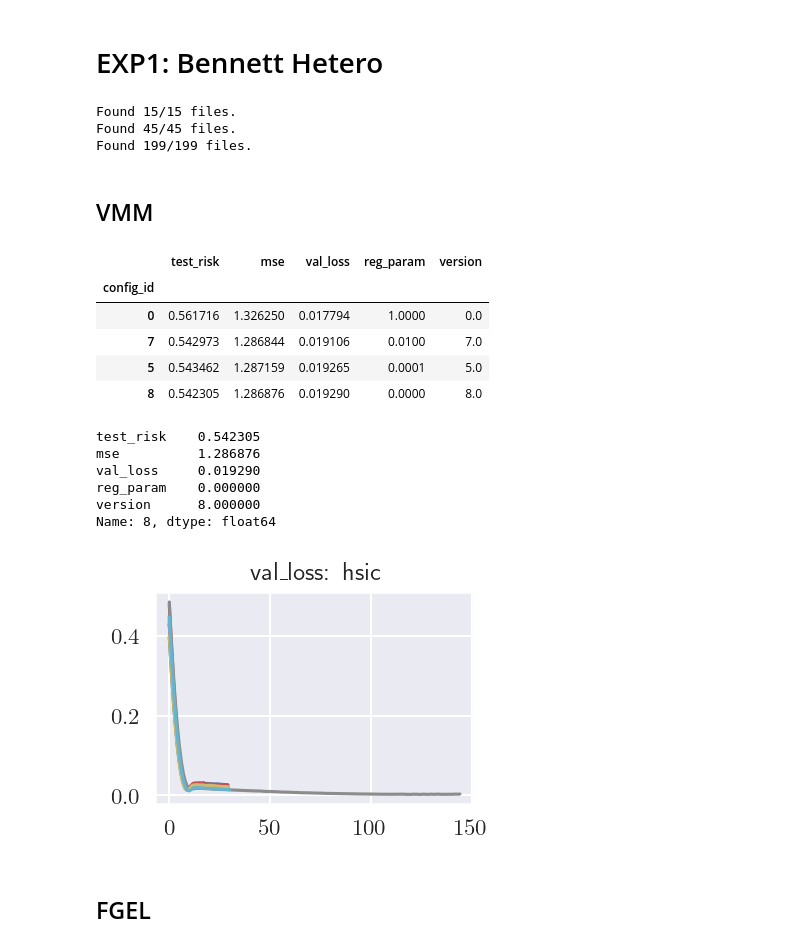
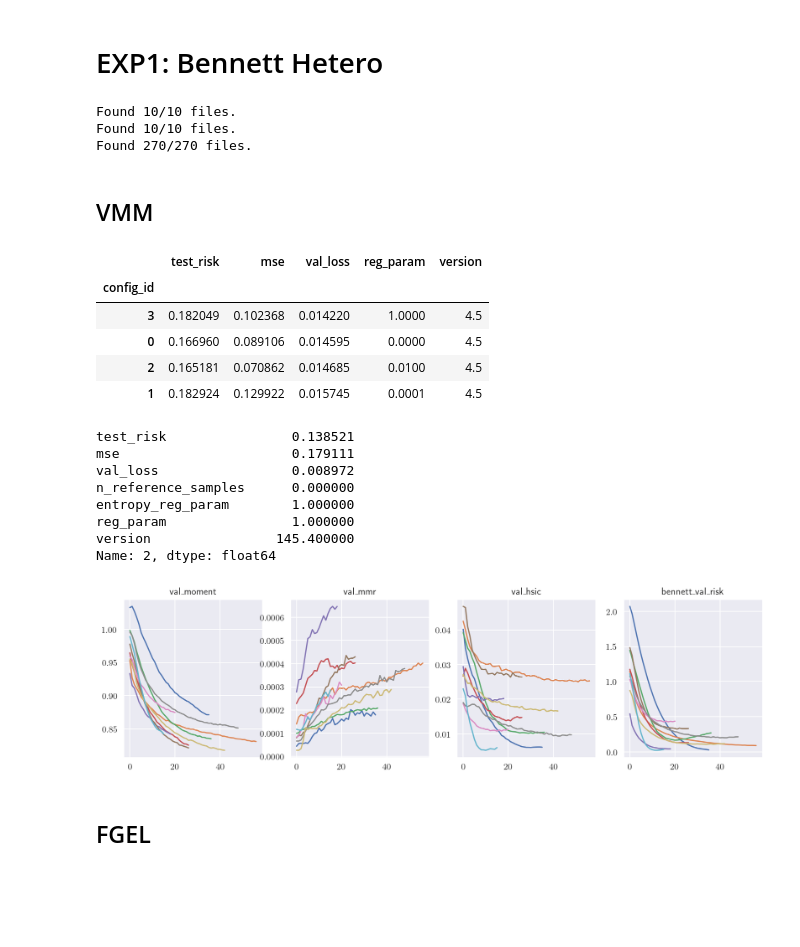
Before and after one commit to HeinerKremer/conditional-moment-restrictions, a Jupyter notebook: experiments/eval_data_pandas.ipynb, the cells around one changed output. Saved outputs shown, nothing was run; the diff lists cells and outputs as text; code cells hidden in the pictures; blank space fills up the shorter version.

Commit message:
Prepared bennett_hetero2

```diff
--- a/experiments/eval_data_pandas.ipynb
+++ b/experiments/eval_data_pandas.ipynb
@@ -128,14 +142,14 @@ best
 # %% [markdown]
 # EXP1: Bennett Hetero
 # %%
-n = 10000
+n = 2000
 
 
-vmm = load_and_merge_datasets(load_all_in_dir=f"/Users/hkremer/code/kmm/wasserstein-method-of-moments/results/bennet_hetero/n_{n}/",
-                              method="VMM-neural")
+vmm = load_and_merge_datasets(load_all_in_dir=f"/Users/hkremer/code/kmm/wasserstein-method-of-moments/results/bennet_hetero_new/n_{n}/",
+                              method="VMM-neural", merge='rollouts')
 
-fgel = load_and_merge_datasets(load_all_in_dir=f"/Users/hkremer/code/kmm/wasserstein-method-of-moments/results/bennet_hetero/n_{n}/",
-                              method="FGEL-neural")
+fgel = load_and_merge_datasets(load_all_in_dir=f"/Users/hkremer/code/kmm/wasserstein-method-of-moments/results/bennet_hetero_new/n_{n}/",
+                              method="FGEL-neural", merge='rollouts')
 
 kmm = load_and_merge_datasets(load_all_in_dir=f"/Users/hkremer/code/kmm/wasserstein-method-of-moments/results/bennet_hetero_new/n_{n}/",
                               method="KMM")
@@ -144,32 +158,33 @@ kmm['config'] = kmm['config'].astype(int)
 kmm = kmm.reset_index().drop(columns=['rollout', 'config_id'])
 kmm = kmm.set_index('config').rename_axis(index='config_id')
 # %% [output]
-Found 15/15 files.
-Found 45/45 files.
-Found 199/199 files.
+Found 10/10 files.
+Found 10/10 files.
+Found 270/270 files.
 # %% [markdown]
 ## VMM
 # %%
-best_vmm = get_best_hparam_results(vmm, metric='val_loss', hparam_config={'val_loss_func': 'hsic',
-                                                                         'reg_param': [0, 1e-4, 1e-2, 1e0]})
+best_vmm = get_best_hparam_results(vmm, metric='val_loss', hparam_config={})#'reg_param': [0, 1e-4, 1e-2, 1e0]})
 best_vmm
 # %% [output]
 |  | test_risk | mse | val_loss | reg_param | version |
 | config_id |  |  |  |  |  |
-| 0 | 0.561716 | 1.326250 | 0.017794 | 1.0000 | 0.0 |
-| 7 | 0.542973 | 1.286844 | 0.019106 | 0.0100 | 7.0 |
-| 5 | 0.543462 | 1.287159 | 0.019265 | 0.0001 | 5.0 |
-| 8 | 0.542305 | 1.286876 | 0.019290 | 0.0000 | 8.0 |
+| 3 | 0.182049 | 0.102368 | 0.014220 | 1.0000 | 4.5 |
+| 0 | 0.166960 | 0.089106 | 0.014595 | 0.0000 | 4.5 |
+| 2 | 0.165181 | 0.070862 | 0.014685 | 0.0100 | 4.5 |
+| 1 | 0.182924 | 0.129922 | 0.015745 | 0.0001 | 4.5 |
 # %%
-plot_validation_loss(vmm, config_id=8)
+plot_val_loss_opt(vmm, config_id=2)
 # %% [output]
-test_risk    0.542305
-mse          1.286876
-val_loss     0.019290
-reg_param    0.000000
-version      8.000000
-Name: 8, dtype: float64
+test_risk                0.138521
+mse                      0.179111
+val_loss                 0.008972
+n_reference_samples      0.000000
+entropy_reg_param        1.000000
+reg_param                1.000000
+version                145.400000
+Name: 2, dtype: float64
-[figure, old version]
+[figure, new version]
 # %% [markdown]
 ## FGEL
 # %%
```
Also changed, not shown: parts of 23 cells of this notebook, 3 other files.
